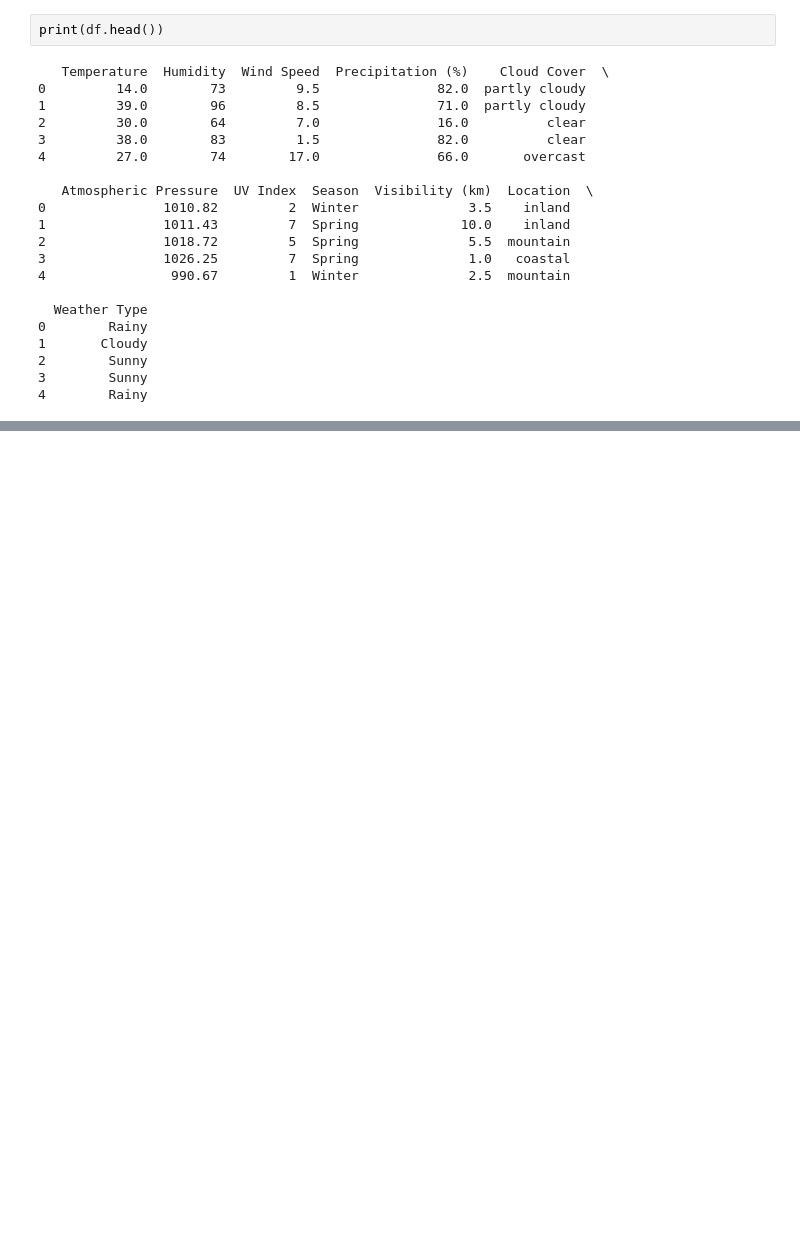
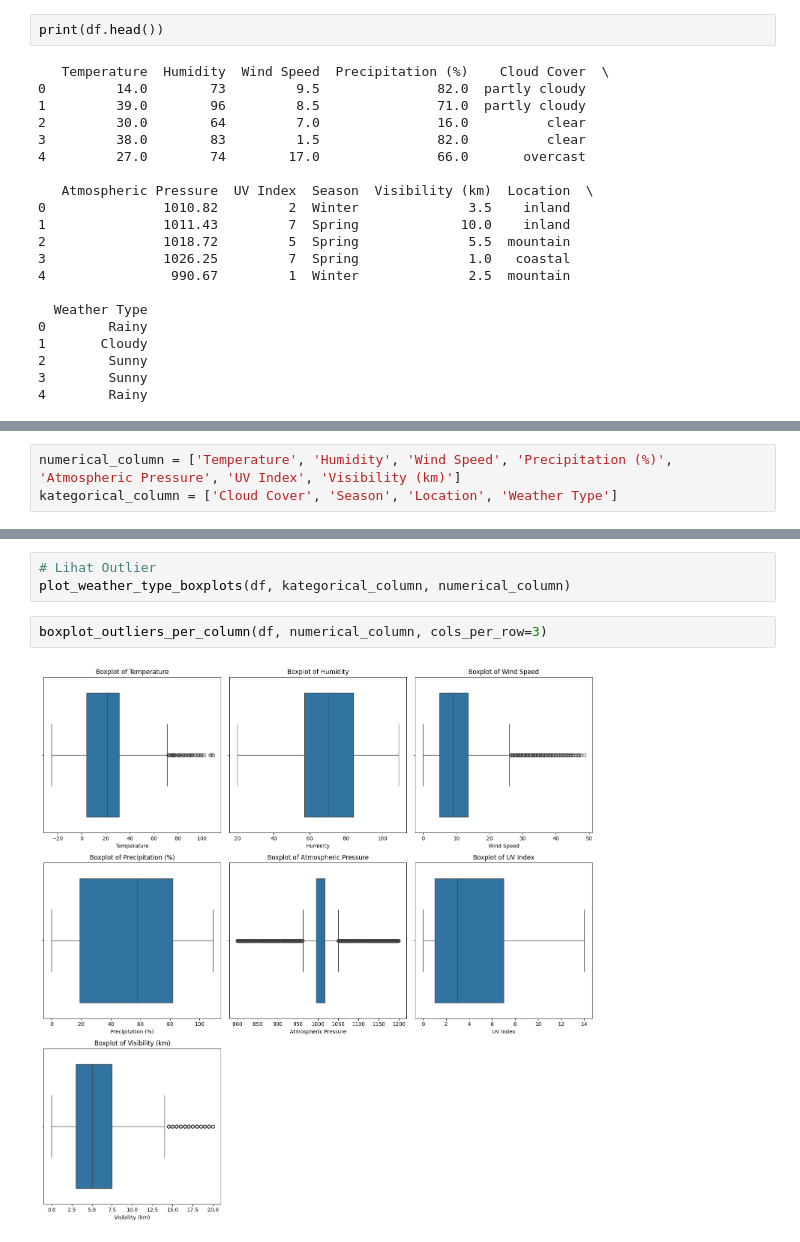
Before and after one commit to SofiaAzzahra09/Group3-Weather-Type, a Jupyter notebook: notebooks/preprocessing_notebook.ipynb, the cells around one changed output, grey strips where cells are left out. Cells and saved outputs as stored; diff of their text form; blank space fills up the shorter version.

```diff
--- a/notebooks/preprocessing_notebook.ipynb
+++ b/notebooks/preprocessing_notebook.ipynb
@@ -34,0 +140,3 @@ print(df.head())
+# %%
+numerical_column = ['Temperature', 'Humidity', 'Wind Speed', 'Precipitation (%)', 'Atmospheric Pressure', 'UV Index', 'Visibility (km)']
+kategorical_column = ['Cloud Cover', 'Season', 'Location', 'Weather Type']
@@ -34,0 +190,7 @@ print(df.head())
+# %%
+# Lihat Outlier
+plot_weather_type_boxplots(df, kategorical_column, numerical_column)
+# %%
+boxplot_outliers_per_column(df, numerical_column, cols_per_row=3)
+# %% [output]
+[figure, added]
```
Also changed, not shown: parts of 19 cells of this notebook, 4 other files.
